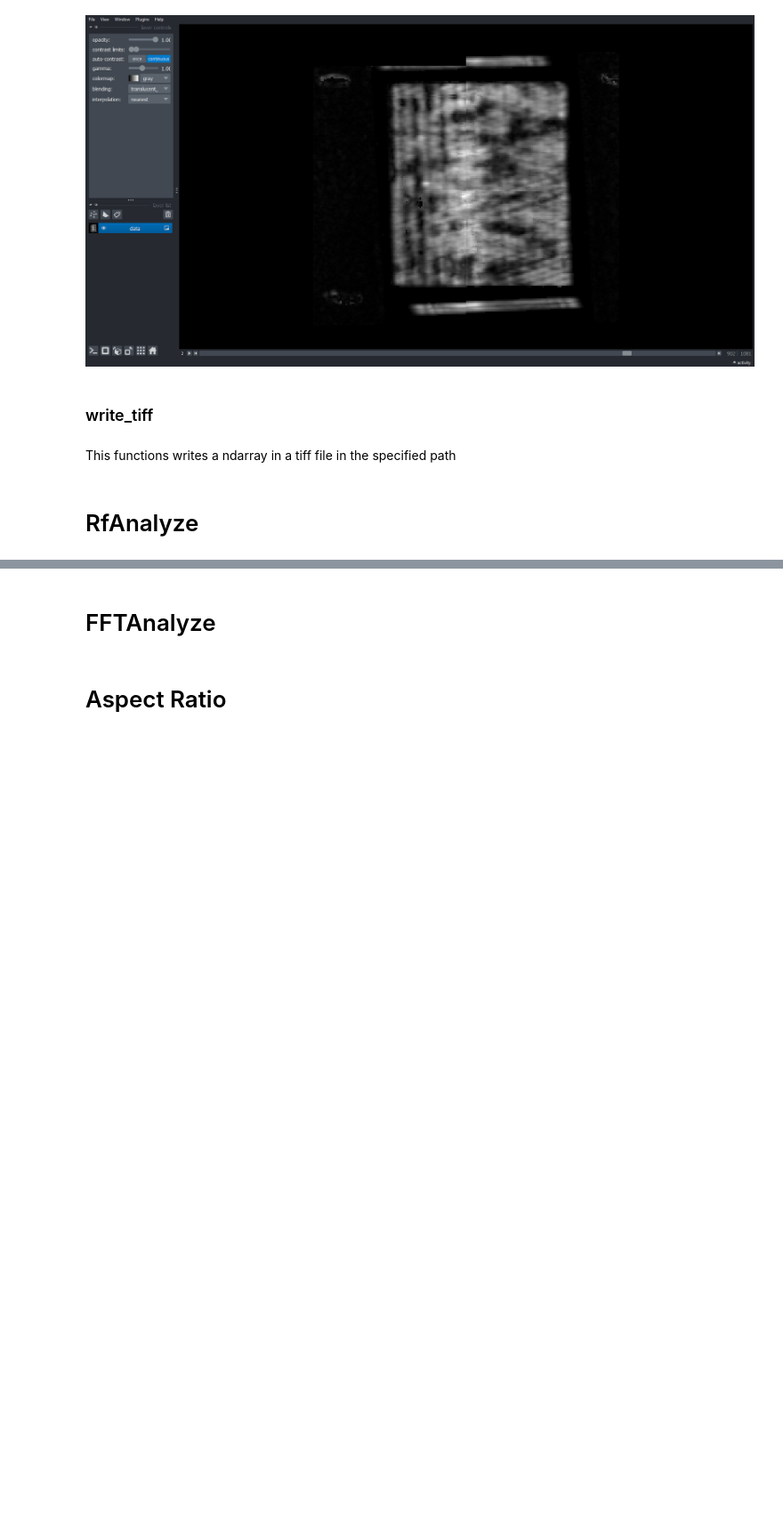
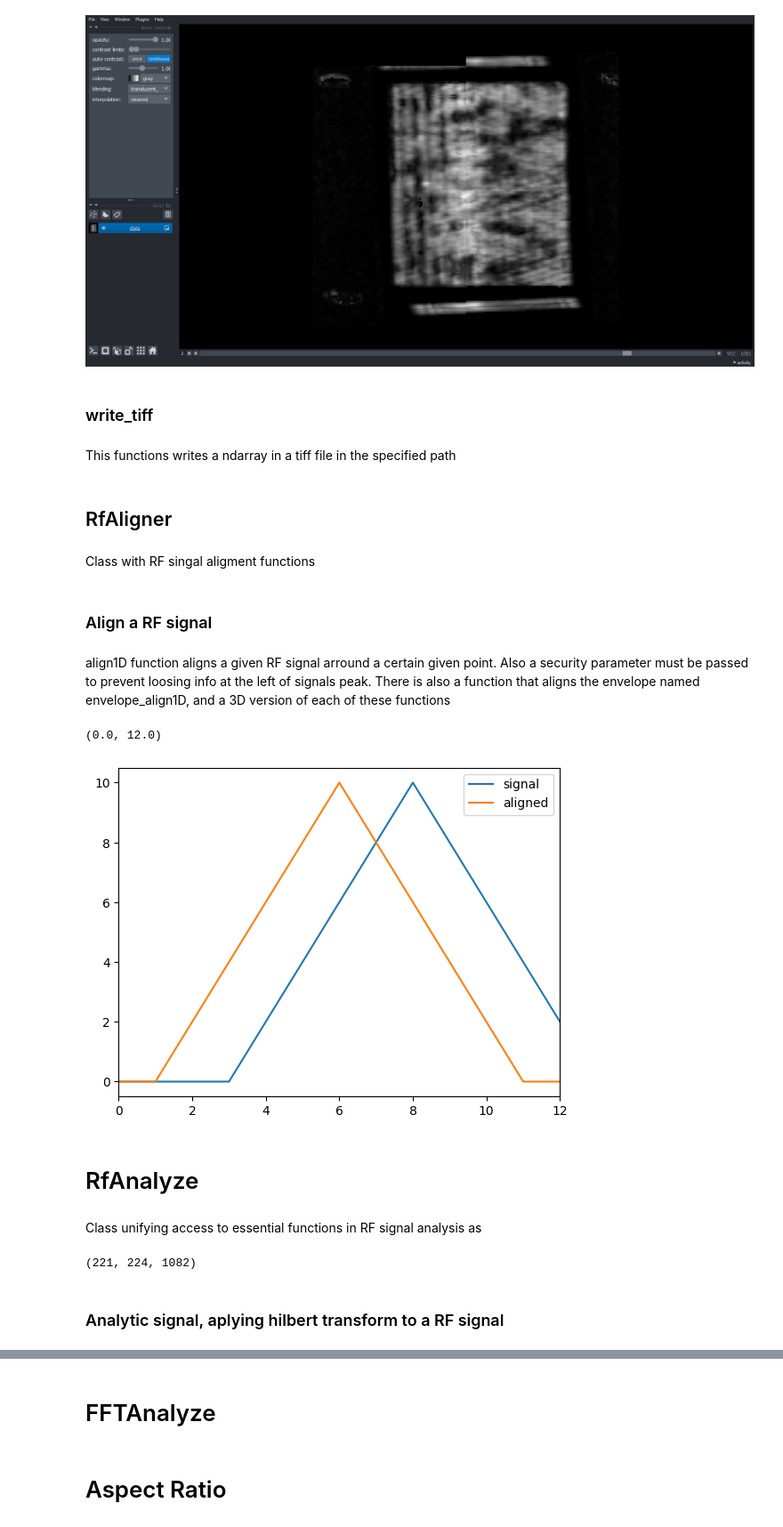
Before and after one commit to topeberti/UltraCODE, a Jupyter notebook: 4_Processing/Composite_porosity_UT/Docs.ipynb, the cells around one changed output, grey strips where cells are left out. Shown: that part at 89% size. Cells and saved outputs as stored; diff of their text form; code cells hidden in the pictures; blank space fills up the shorter version.

Commit message:
Doc RfAligner

```diff
--- a/4_Processing/Composite_porosity_UT/Docs.ipynb
+++ b/4_Processing/Composite_porosity_UT/Docs.ipynb
@@ -43,5 +43,45 @@ folder_to_write = Path(r'C:\Users\alberto.vicente\Documents\202211_LibreriaUltra
 filename = folder_to_read /   r'c7_10MHz_backswall_freq_dom_pruebas.tiff'
 
 data = ndt.write_tiff(data,filename)
+# %% [markdown]
+## RfAligner
+# %% [markdown]
+Class with RF singal aligment functions
+# %%
+aligner = ndt.RfAligner()
+# %% [markdown]
+### Align a RF signal
+# %% [markdown]
+align1D function aligns a given RF signal arround a certain given point. Also a security parameter must be passed to prevent loosing info at the left of signals peak. There is also a function that aligns the envelope named envelope_align1D, and a 3D version of each of these functions
+# %%
+import numpy as np
+import matplotlib.pyplot as plt
+
+signal = np.array([0,0,0,0,2,4,6,8,10,8,6,4,2,0,0,0,0,0,0,0,0,0,0,0,0])
+
+aligned = aligner.align1D(signal,6,7)
+
+plt.plot(signal)
+plt.plot(aligned)
+plt.legend(["signal","aligned"])
+plt.xlim(0,12)
+# %% [output]
+(0.0, 12.0)
+[figure, added]
 # %% [markdown]
 # RfAnalyze
+# %% [markdown]
+Class unifying access to essential functions in RF signal analysis as
+# %%
+from pathlib import Path
+
+#Opening file
+
+folder_to_read = Path(r'C:\Users\alberto.vicente\Documents\202211_LibreriaUltrasonidos\volumenes\Desarrollo libreria\temp\20210407_phase_vols\0_phase_10MHz')
+
+tiff_folder = folder_to_read /   r'COUPON7_PHASE_10MHz'
+
+data = ndt.napari_read_tiff(tiff_folder,folder=True)
+data.shape
+# %% [output]
+(221, 224, 1082)
@@ -47,0 +92,2 @@ data = ndt.write_tiff(data,filename)
+# %% [markdown]
+### Analytic signal, aplying hilbert transform to a RF signal
```
Also changed, not shown: parts of 7 cells of this notebook, 1 other file.
